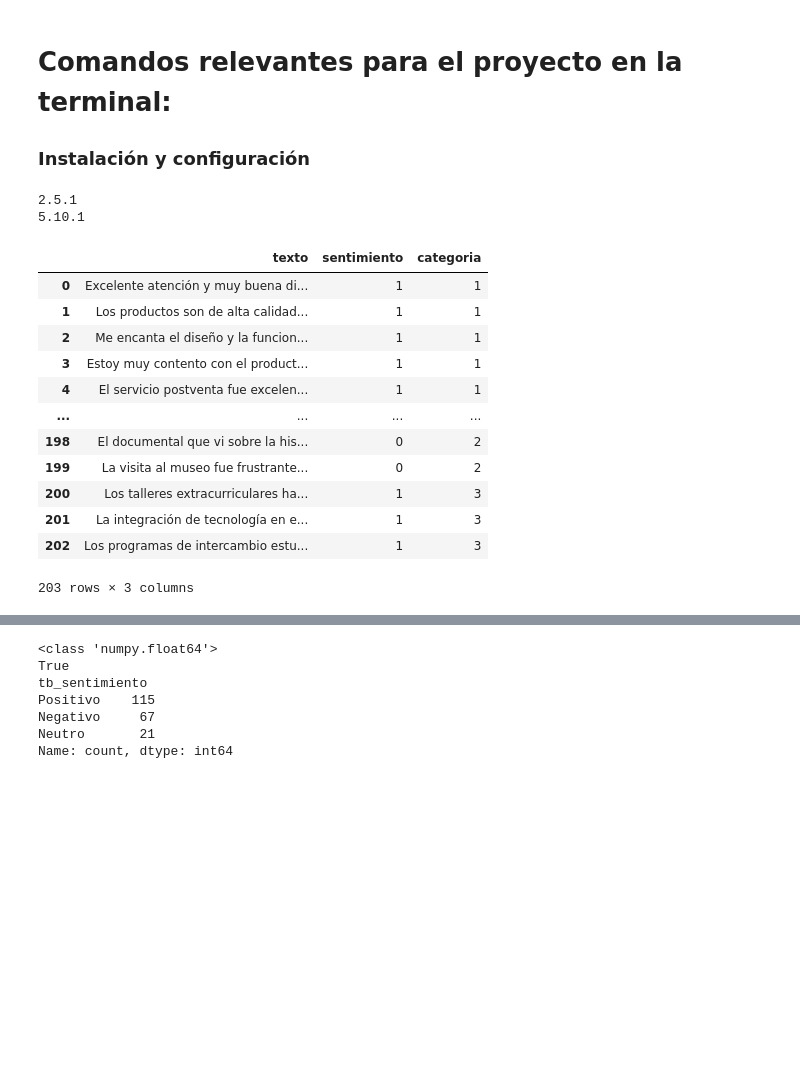
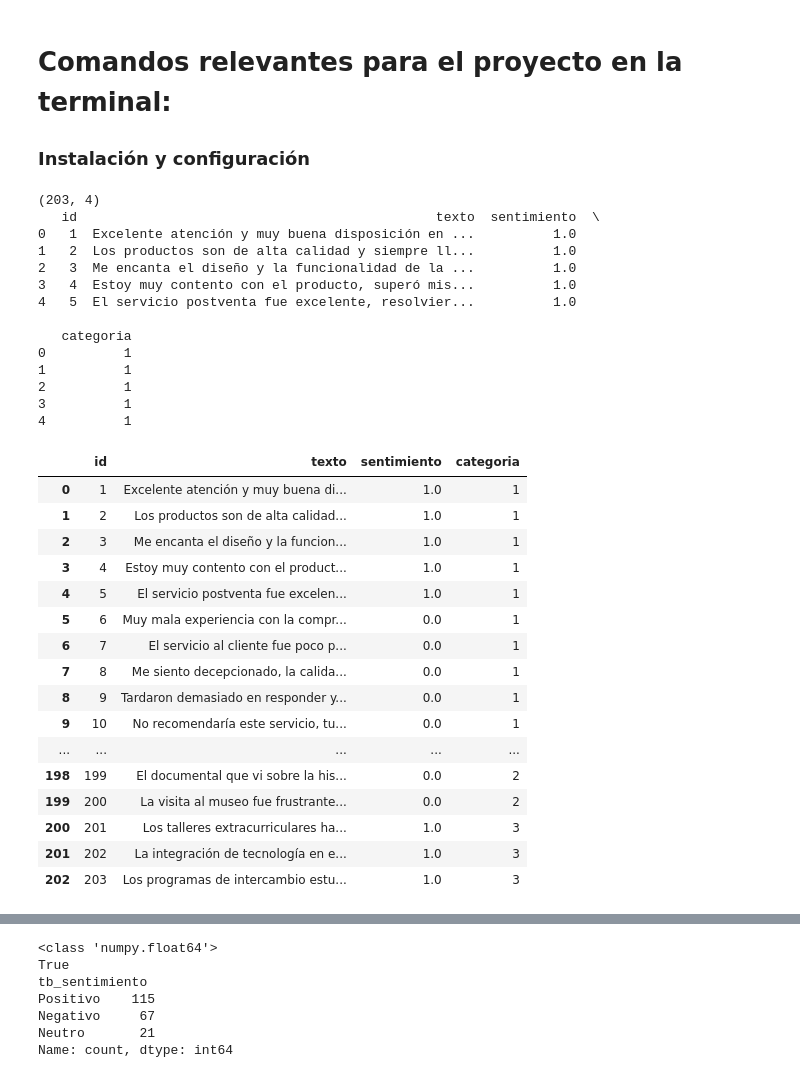
Before and after one commit to IsaacRZ/Sentiment-Analysis, a Jupyter notebook: SentimentAnalysis.ipynb, the cells around one changed output, grey strips where cells are left out. Drawn from its saved outputs; the diff is of its cells as text; code cells hidden in the pictures; blank space fills up the shorter version.

```diff
--- a/SentimentAnalysis.ipynb
+++ b/SentimentAnalysis.ipynb
@@ -38,17 +39,63 @@ from transformers import pipeline
 # %%
 #import torch
 #import transformers
 #print(torch.__version__)
 #print(transformers.__version__)
+
+conexion = pyodbc.connect(
+    "DRIVER={ODBC Driver 18 for SQL Server};"
+    "SERVER=localhost;"
+    "DATABASE=sentiment_analysis_db;"
+    "Trusted_Connection=yes;"
+    "TrustServerCertificate=yes;"
+)
+
+df_sql = pd.read_sql("SELECT * FROM comentarios;",conexion)
+
+conexion.close()
+
+print(df_sql.shape)
+print(df_sql.head())
+
+with pd.option_context('display.max_rows', None, 'display.max_columns', None, 'display.max_colwidth', None):
+    display(df_sql)
 # %% [output]
-2.5.1
-5.10.1
+(203, 4)
+   id                                              texto  sentimiento  \
+0   1  Excelente atención y muy buena disposición en ...          1.0
+1   2  Los productos son de alta calidad y siempre ll...          1.0
+2   3  Me encanta el diseño y la funcionalidad de la ...          1.0
+3   4  Estoy muy contento con el producto, superó mis...          1.0
+4   5  El servicio postventa fue excelente, resolvier...          1.0
+
+   categoria
+0          1
+1          1
+2          1
+3          1
+4          1
+|  | id | texto | sentimiento | categoria |
+| 0 | 1 | Excelente atención y muy buena di... | 1.0 | 1 |
+| 1 | 2 | Los productos son de alta calidad... | 1.0 | 1 |
+| 2 | 3 | Me encanta el diseño y la funcion... | 1.0 | 1 |
+| 3 | 4 | Estoy muy contento con el product... | 1.0 | 1 |
+| 4 | 5 | El servicio postventa fue excelen... | 1.0 | 1 |
+| 5 | 6 | Muy mala experiencia con la compr... | 0.0 | 1 |
+| 6 | 7 | El servicio al cliente fue poco p... | 0.0 | 1 |
+| 7 | 8 | Me siento decepcionado, la calida... | 0.0 | 1 |
+| 8 | 9 | Tardaron demasiado en responder y... | 0.0 | 1 |
+| 9 | 10 | No recomendaría este servicio, tu... | 0.0 | 1 |
+| ... | ... | ... | ... | ... |
+| 198 | 199 | El documental que vi sobre la his... | 0.0 | 2 |
+| 199 | 200 | La visita al museo fue frustrante... | 0.0 | 2 |
+| 200 | 201 | Los talleres extracurriculares ha... | 1.0 | 3 |
+| 201 | 202 | La integración de tecnología en e... | 1.0 | 3 |
+| 202 | 203 | Los programas de intercambio estu... | 1.0 | 3 |
 # %%
-#datos = pd.read_csv('comentarios.csv', sep=';', encoding='latin-1')
+filas = []
 
+#Limpieza
 # Se utiliza "latin-1" debido a que el archivo posee caracteres como tildes (á, é etc) o la letra eñe (ñ) que el tradicional utf-8 no soporta
-#Limpieza
-filas = []
 with open('comentarios.csv',encoding='latin1' ) as f:   # with: Context manager, cerrar el archivo
     header = next(f)         # Salta header (primera columna de f)
 
@@ -78,21 +125,8 @@ comentarios['categoria']   = pd.to_numeric(comentarios['categoria'],   errors='c
 
 #with pd.option_context('display.max_rows', None, 'display.max_columns', None, 'display.max_colwidth', None):
 #    display(comentarios)
-display(comentarios)
+
+comentarios.to_csv('comentarios_limpio.csv',index=True, encoding='utf-8-sig',sep='|' )
-# %% [output]
-|  | texto | sentimiento | categoria |
-| 0 | Excelente atención y muy buena di... | 1 | 1 |
-| 1 | Los productos son de alta calidad... | 1 | 1 |
-| 2 | Me encanta el diseño y la funcion... | 1 | 1 |
-| 3 | Estoy muy contento con el product... | 1 | 1 |
-| 4 | El servicio postventa fue excelen... | 1 | 1 |
-| ... | ... | ... | ... |
-| 198 | El documental que vi sobre la his... | 0 | 2 |
-| 199 | La visita al museo fue frustrante... | 0 | 2 |
-| 200 | Los talleres extracurriculares ha... | 1 | 3 |
-| 201 | La integración de tecnología en e... | 1 | 3 |
-| 202 | Los programas de intercambio estu... | 1 | 3 |
-203 rows × 3 columns
 # %%
 traductor = ggt(source='auto',target='en')
 
```
Also changed, not shown: parts of 5 cells of this notebook, 7 other files.
